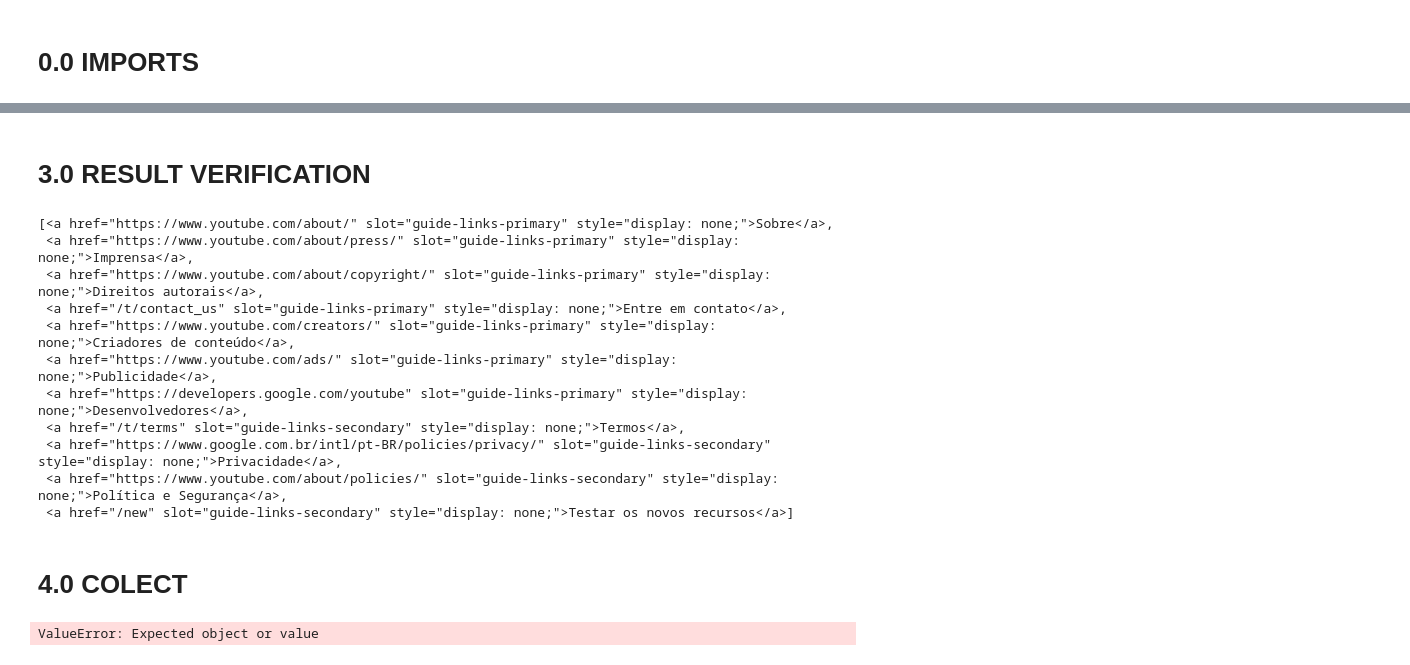
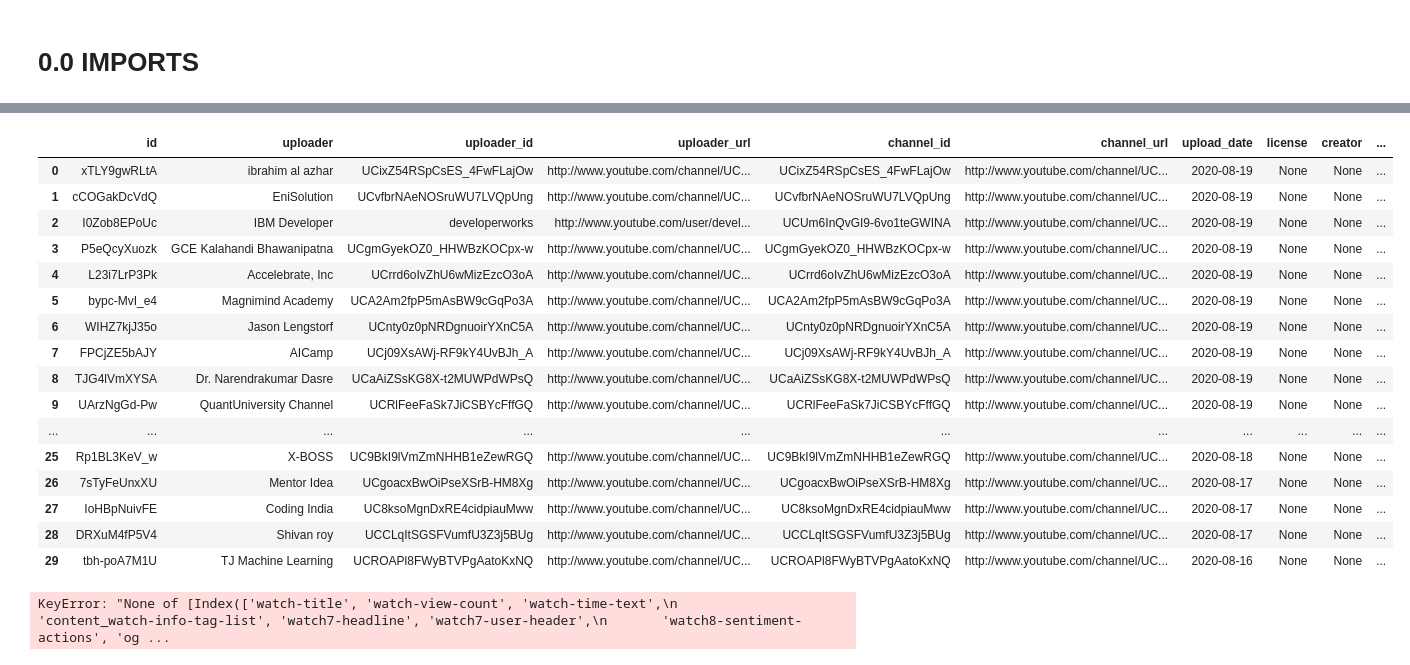
Before and after one commit to panambY/Youtube_Video_Recommender, a Jupyter notebook: Video_Recommender.ipynb, the cells around one changed output, grey strips where cells are left out. Drawn from its saved outputs; the diff is of its cells as text; code cells hidden in the pictures.

```diff
--- a/Video_Recommender.ipynb
+++ b/Video_Recommender.ipynb
@@ -192,23 +110,0 @@ for query in queries:
-# %% [markdown]
-# 3.0 RESULT VERIFICATION
-# %%
-parsed.findAll( "a" )
-# %% [output]
-[<a href="https://www.youtube.com/about/" slot="guide-links-primary" style="display: none;">Sobre</a>,
- <a href="https://www.youtube.com/about/press/" slot="guide-links-primary" style="display: none;">Imprensa</a>,
- <a href="https://www.youtube.com/about/copyright/" slot="guide-links-primary" style="display: none;">Direitos autorais</a>,
- <a href="/t/contact_us" slot="guide-links-primary" style="display: none;">Entre em contato</a>,
- <a href="https://www.youtube.com/creators/" slot="guide-links-primary" style="display: none;">Criadores de conteúdo</a>,
- <a href="https://www.youtube.com/ads/" slot="guide-links-primary" style="display: none;">Publicidade</a>,
- <a href="https://developers.google.com/youtube" slot="guide-links-primary" style="display: none;">Desenvolvedores</a>,
- <a href="/t/terms" slot="guide-links-secondary" style="display: none;">Termos</a>,
- <a href="https://www.google.com.br/intl/pt-BR/policies/privacy/" slot="guide-links-secondary" style="display: none;">Privacidade</a>,
- <a href="https://www.youtube.com/about/policies/" slot="guide-links-secondary" style="display: none;">Política e Segurança</a>,
- <a href="/new" slot="guide-links-secondary" style="display: none;">Testar os novos recursos</a>]
-# %% [markdown]
-# 4.0 COLECT
-# %%
-df = pd.read_json( "parsed_video.json", lines=True )
-df.head()
-# %% [output]
-ValueError: Expected object or value
@@ -216,0 +111,21 @@ ValueError: Expected object or value
+# %%
+pd.set_option( "display.max_columns", 66 )
+df
+# %% [output]
+|  | id | uploader | uploader_id | uploader_url | channel_id | channel_url | upload_date | license | creator | ... |
+| 0 | xTLY9gwRLtA | ibrahim al azhar | UCixZ54RSpCsES_4FwFLajOw | http://www.youtube.com/channel/UC... | UCixZ54RSpCsES_4FwFLajOw | http://www.youtube.com/channel/UC... | 2020-08-19 | None | None | ... |
+| 1 | cCOGakDcVdQ | EniSolution | UCvfbrNAeNOSruWU7LVQpUng | http://www.youtube.com/channel/UC... | UCvfbrNAeNOSruWU7LVQpUng | http://www.youtube.com/channel/UC... | 2020-08-19 | None | None | ... |
+| 2 | I0Zob8EPoUc | IBM Developer | developerworks | http://www.youtube.com/user/devel... | UCUm6InQvGI9-6vo1teGWINA | http://www.youtube.com/channel/UC... | 2020-08-19 | None | None | ... |
+| 3 | P5eQcyXuozk | GCE Kalahandi Bhawanipatna | UCgmGyekOZ0_HHWBzKOCpx-w | http://www.youtube.com/channel/UC... | UCgmGyekOZ0_HHWBzKOCpx-w | http://www.youtube.com/channel/UC... | 2020-08-19 | None | None | ... |
+| 4 | L23i7LrP3Pk | Accelebrate, Inc | UCrrd6oIvZhU6wMizEzcO3oA | http://www.youtube.com/channel/UC... | UCrrd6oIvZhU6wMizEzcO3oA | http://www.youtube.com/channel/UC... | 2020-08-19 | None | None | ... |
+| 5 | bypc-MvI_e4 | Magnimind Academy | UCA2Am2fpP5mAsBW9cGqPo3A | http://www.youtube.com/channel/UC... | UCA2Am2fpP5mAsBW9cGqPo3A | http://www.youtube.com/channel/UC... | 2020-08-19 | None | None | ... |
+| 6 | WIHZ7kjJ35o | Jason Lengstorf | UCnty0z0pNRDgnuoirYXnC5A | http://www.youtube.com/channel/UC... | UCnty0z0pNRDgnuoirYXnC5A | http://www.youtube.com/channel/UC... | 2020-08-19 | None | None | ... |
+| 7 | FPCjZE5bAJY | AICamp | UCj09XsAWj-RF9kY4UvBJh_A | http://www.youtube.com/channel/UC... | UCj09XsAWj-RF9kY4UvBJh_A | http://www.youtube.com/channel/UC... | 2020-08-19 | None | None | ... |
+| 8 | TJG4lVmXYSA | Dr. Narendrakumar Dasre | UCaAiZSsKG8X-t2MUWPdWPsQ | http://www.youtube.com/channel/UC... | UCaAiZSsKG8X-t2MUWPdWPsQ | http://www.youtube.com/channel/UC... | 2020-08-19 | None | None | ... |
+| 9 | UArzNgGd-Pw | QuantUniversity Channel | UCRlFeeFaSk7JiCSBYcFffGQ | http://www.youtube.com/channel/UC... | UCRlFeeFaSk7JiCSBYcFffGQ | http://www.youtube.com/channel/UC... | 2020-08-19 | None | None | ... |
+| ... | ... | ... | ... | ... | ... | ... | ... | ... | ... | ... |
+| 25 | Rp1BL3KeV_w | X-BOSS | UC9BkI9lVmZmNHHB1eZewRGQ | http://www.youtube.com/channel/UC... | UC9BkI9lVmZmNHHB1eZewRGQ | http://www.youtube.com/channel/UC... | 2020-08-18 | None | None | ... |
+| 26 | 7sTyFeUnxXU | Mentor Idea | UCgoacxBwOiPseXSrB-HM8Xg | http://www.youtube.com/channel/UC... | UCgoacxBwOiPseXSrB-HM8Xg | http://www.youtube.com/channel/UC... | 2020-08-17 | None | None | ... |
+| 27 | IoHBpNuivFE | Coding India | UC8ksoMgnDxRE4cidpiauMww | http://www.youtube.com/channel/UC... | UC8ksoMgnDxRE4cidpiauMww | http://www.youtube.com/channel/UC... | 2020-08-17 | None | None | ... |
+| 28 | DRXuM4fP5V4 | Shivan roy | UCCLqItSGSFVumfU3Z3j5BUg | http://www.youtube.com/channel/UC... | UCCLqItSGSFVumfU3Z3j5BUg | http://www.youtube.com/channel/UC... | 2020-08-17 | None | None | ... |
+| 29 | tbh-poA7M1U | TJ Machine Learning | UCROAPl8FWyBTVPgAatoKxNQ | http://www.youtube.com/channel/UC... | UCROAPl8FWyBTVPgAatoKxNQ | http://www.youtube.com/channel/UC... | 2020-08-16 | None | None | ... |
@@ -216,0 +136,4 @@ ValueError: Expected object or value
+# %%
+df[colunas_selecionadas].head()
+# %% [output]
+KeyError: "None of [Index(['watch-title', 'watch-view-count', 'watch-time-text',\n       'content_watch-info-tag-list', 'watch7-headline', 'watch7-user-header',\n       'watch8-sentiment-actions', 'og ...
```
Also changed, not shown: parts of 16 cells of this notebook, 2 other files.
